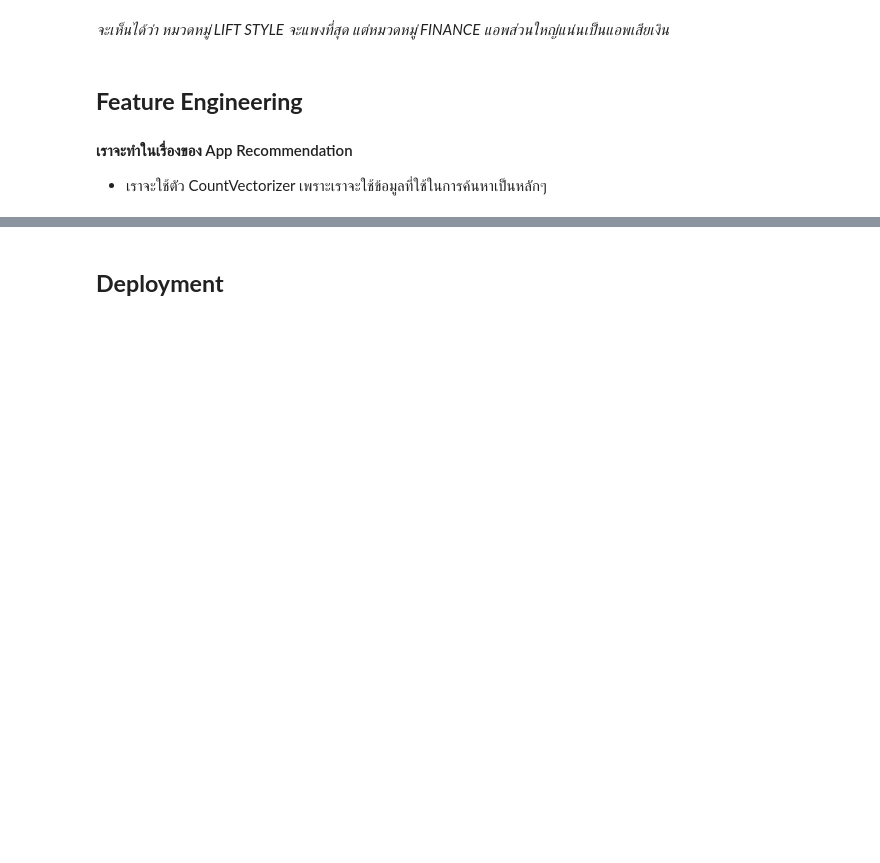
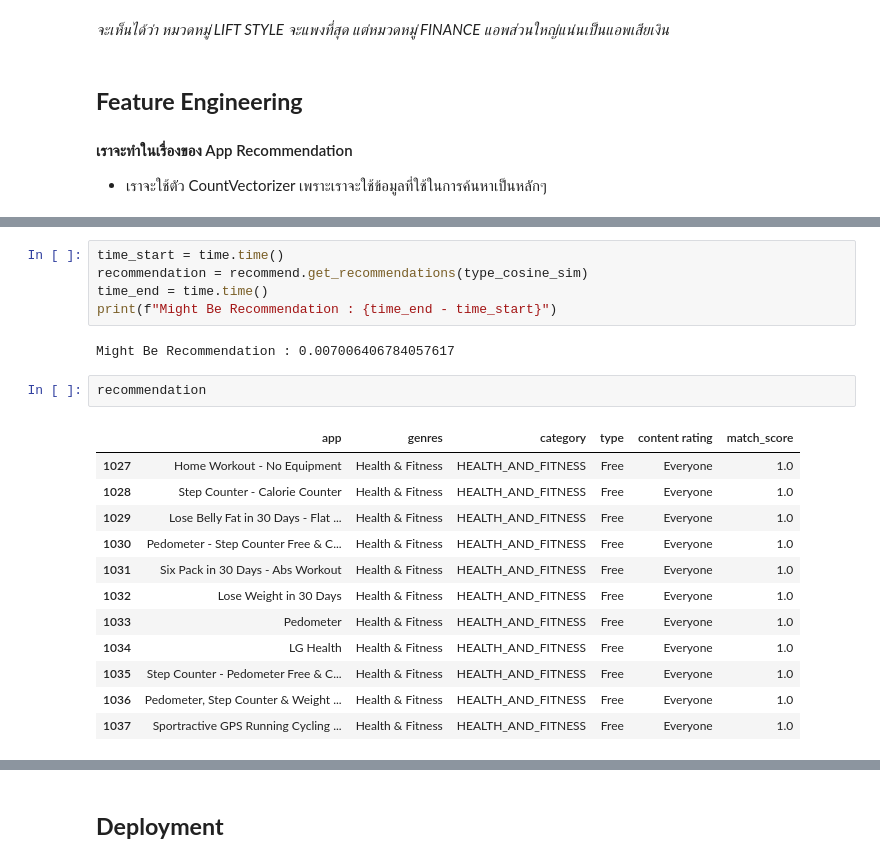
Before and after one commit to king-glitch/cs-434, a Jupyter notebook: index.ipynb, the cells around one changed output, grey strips where cells are left out. Saved outputs shown, nothing was run; the diff lists cells and outputs as text; blank space fills up the shorter version.

```diff
--- a/index.ipynb
+++ b/index.ipynb
@@ -598,0 +585,22 @@ cosine_similarity ทั้งสอง
+# %%
+time_start = time.time()
+recommendation = recommend.get_recommendations(type_cosine_sim)
+time_end = time.time()
+print(f"Might Be Recommendation : {time_end - time_start}")
+# %% [output]
+Might Be Recommendation : 0.007006406784057617
+# %%
+recommendation
+# %% [output]
+|  | app | genres | category | type | content rating | match_score |
+| 1027 | Home Workout - No Equipment | Health & Fitness | HEALTH_AND_FITNESS | Free | Everyone | 1.0 |
+| 1028 | Step Counter - Calorie Counter | Health & Fitness | HEALTH_AND_FITNESS | Free | Everyone | 1.0 |
+| 1029 | Lose Belly Fat in 30 Days - Flat ... | Health & Fitness | HEALTH_AND_FITNESS | Free | Everyone | 1.0 |
+| 1030 | Pedometer - Step Counter Free & C... | Health & Fitness | HEALTH_AND_FITNESS | Free | Everyone | 1.0 |
+| 1031 | Six Pack in 30 Days - Abs Workout | Health & Fitness | HEALTH_AND_FITNESS | Free | Everyone | 1.0 |
+| 1032 | Lose Weight in 30 Days | Health & Fitness | HEALTH_AND_FITNESS | Free | Everyone | 1.0 |
+| 1033 | Pedometer | Health & Fitness | HEALTH_AND_FITNESS | Free | Everyone | 1.0 |
+| 1034 | LG Health | Health & Fitness | HEALTH_AND_FITNESS | Free | Everyone | 1.0 |
+| 1035 | Step Counter - Pedometer Free & C... | Health & Fitness | HEALTH_AND_FITNESS | Free | Everyone | 1.0 |
+| 1036 | Pedometer, Step Counter & Weight ... | Health & Fitness | HEALTH_AND_FITNESS | Free | Everyone | 1.0 |
+| 1037 | Sportractive GPS Running Cycling ... | Health & Fitness | HEALTH_AND_FITNESS | Free | Everyone | 1.0 |
```
Also changed, not shown: parts of 33 cells of this notebook, 15 other files.
